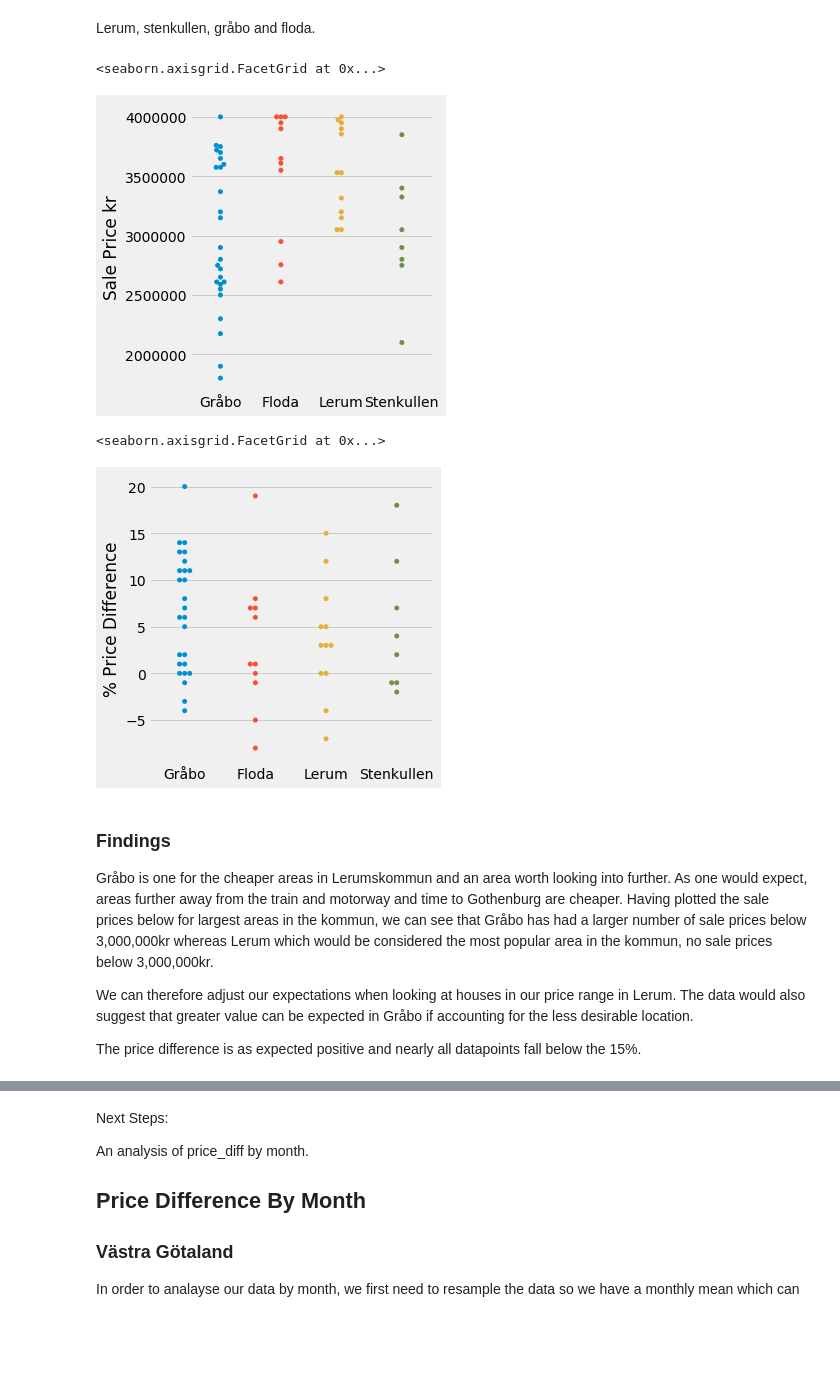
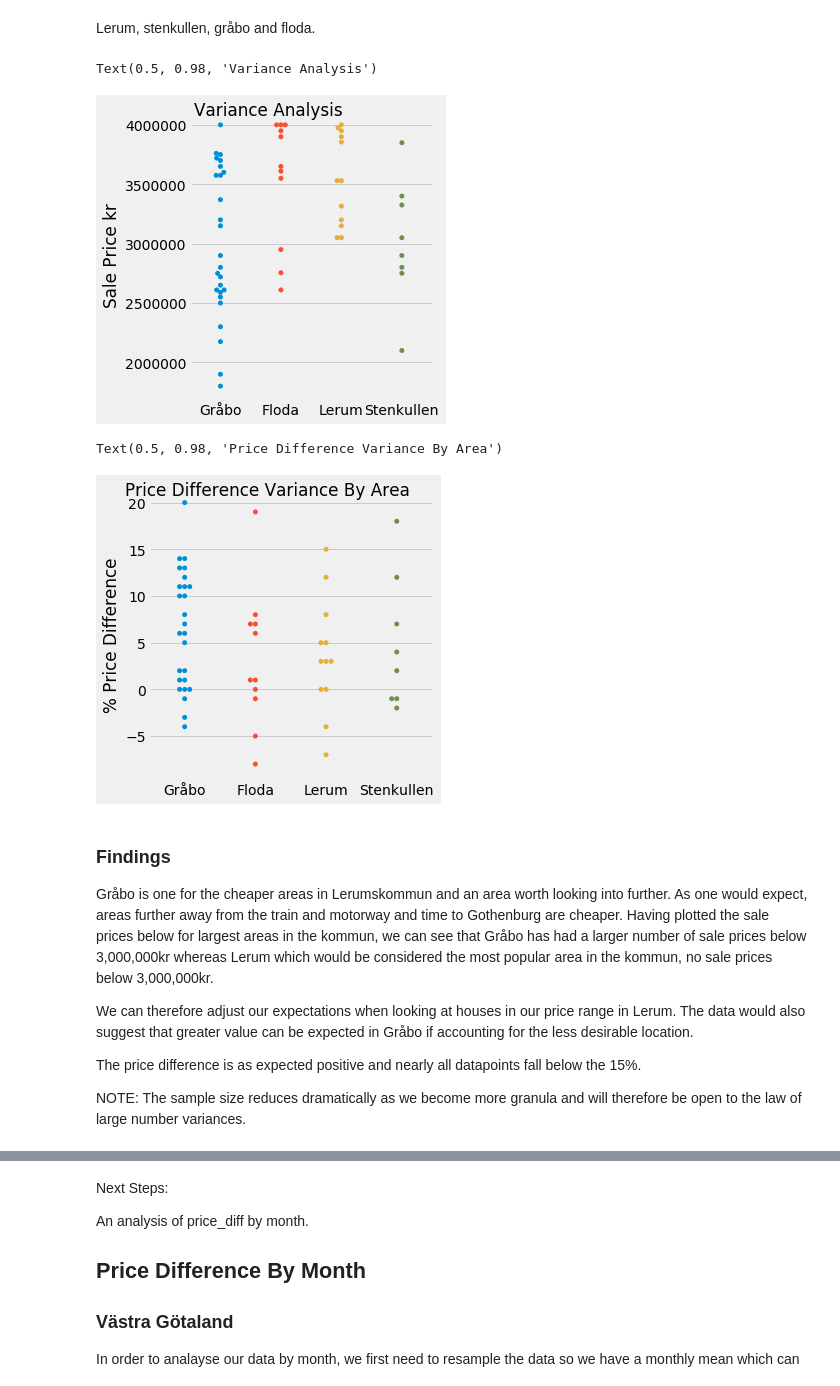
Before and after one commit to rob-salter/Sweden-House-Price-Analysis, a Jupyter notebook: House Price Data Analysis.ipynb, the cells around one changed output, grey strips where cells are left out. Cells and saved outputs as stored; diff of their text form; code cells hidden in the pictures; blank space fills up the shorter version.

```diff
--- a/House Price Data Analysis.ipynb
+++ b/House Price Data Analysis.ipynb
@@ -270,17 +268,19 @@ Lerum, stenkullen, gråbo and floda.
 # %%
 areas = ['Lerum', 'Stenkullen', 'Gråbo', 'Floda']
 lerum_select_areas = df_lerum[df_lerum['omrade_new'].isin(areas)]
 g = sns.catplot(x = 'omrade_new', y = 'sold_price_kr', kind = 'swarm', data = lerum_select_areas)
 g.set_axis_labels("", "Sale Price kr")
+g.fig.suptitle('Variance Analysis')
 # %% [output]
-<seaborn.axisgrid.FacetGrid at 0x...>
+Text(0.5, 0.98, 'Variance Analysis')
-[figure, old version]
+[figure, new version]
 # %%
 g = sns.catplot(x = 'omrade_new', y = 'price_diff_%', kind = 'swarm', data = lerum_select_areas)
 g.set_axis_labels("", "% Price Difference")
+g.fig.suptitle('Price Difference Variance By Area')
 # %% [output]
-<seaborn.axisgrid.FacetGrid at 0x...>
+Text(0.5, 0.98, 'Price Difference Variance By Area')
-[figure, old version]
+[figure, new version]
 # %% [markdown]
 ### Findings
 
@@ -289,6 +289,8 @@ Gråbo is one for the cheaper areas in Lerumskommun and an area worth looking in
 We can therefore adjust our expectations when looking at houses in our price range in Lerum. The data would also suggest that greater value can be expected in Gråbo if accounting for the less desirable location.
 
 The price difference is as expected positive and nearly all datapoints fall below the 15%.
+
+NOTE: The sample size reduces dramatically as we become more granula and will therefore be open to the law of large number variances.
 # %% [markdown]
 ## Next Steps
 
```
Also changed, not shown: parts of 9 cells of this notebook.
